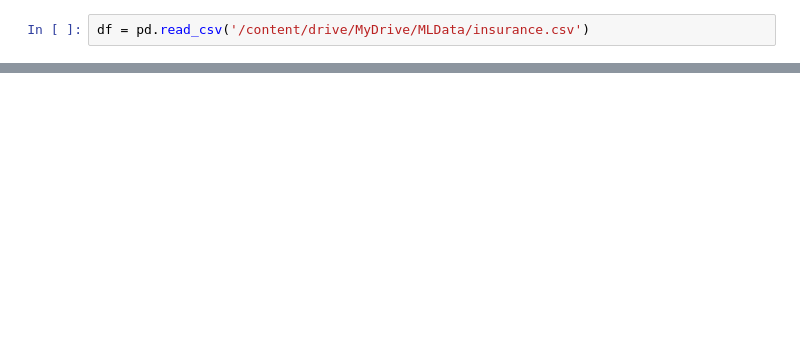
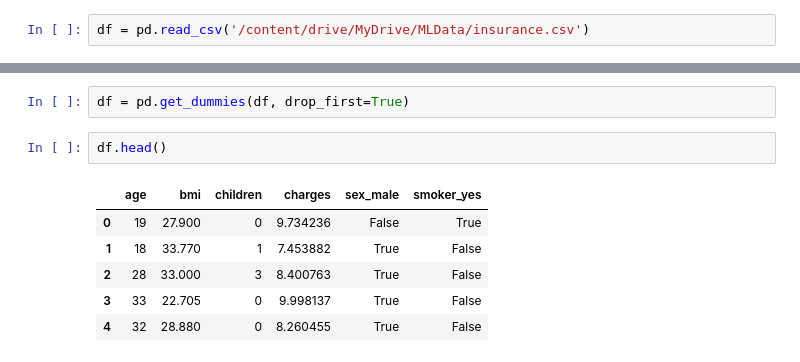
Before and after one commit to guupiii/ESAA, a Jupyter notebook: eda1.ipynb, the cells around one changed output, grey strips where cells are left out. Saved outputs shown, nothing was run; the diff lists cells and outputs as text; blank space fills up the shorter version.

```diff
--- a/eda1.ipynb
+++ b/eda1.ipynb
@@ -94,0 +36,11 @@ age와 children 사이에 상관관계가 거의 없다. 둘다 사용가능
+# %%
+df = pd.get_dummies(df, drop_first=True)
+# %%
+df.head()
+# %% [output]
+|  | age | bmi | children | charges | sex_male | smoker_yes |
+| 0 | 19 | 27.900 | 0 | 9.734236 | False | True |
+| 1 | 18 | 33.770 | 1 | 7.453882 | True | False |
+| 2 | 28 | 33.000 | 3 | 8.400763 | True | False |
+| 3 | 33 | 22.705 | 0 | 9.998137 | True | False |
+| 4 | 32 | 28.880 | 0 | 8.260455 | True | False |
```
Also changed, not shown: parts of 41 cells of this notebook.
